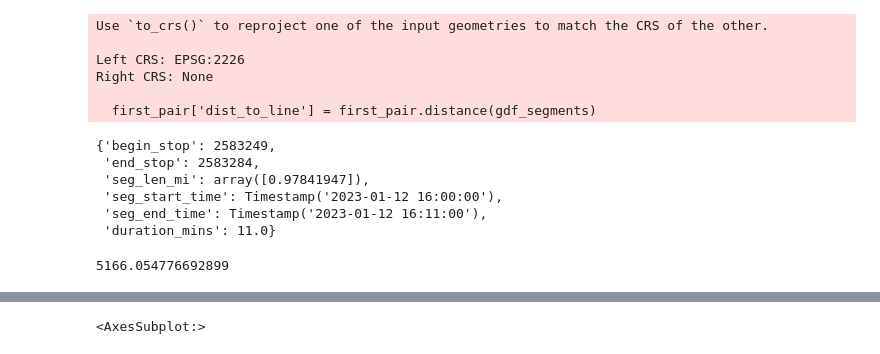
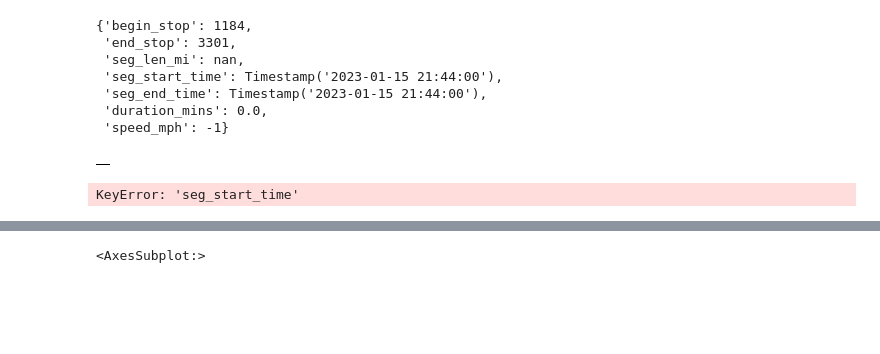
Before and after one commit to SACOG/GTFS-tools, a Jupyter notebook: gtfs-link-speeds/testing-linkspeed-fxns.ipynb, the cells around one changed output, grey strips where cells are left out. Saved outputs shown, nothing was run; the diff lists cells and outputs as text; code cells hidden in the pictures; blank space fills up the shorter version.

Commit message:
more experiments with gtfs link speed script

```diff
--- a/gtfs-link-speeds/testing-linkspeed-fxns.ipynb
+++ b/gtfs-link-speeds/testing-linkspeed-fxns.ipynb
@@ -33,14 +42,16 @@ gtfs.df_stoptimes.head()
 # %%
 # for a single trip, get geometry of its trip line shape and geom of stops made on that trip
 
-test_trip_id = 't_1063569_b_25331_tn_1'
+test_trip_id = 840400 # 't_1063569_b_25331_tn_1'
 df_test_trip = gtfs.df_trips.loc[gtfs.df_trips['trip_id'] == test_trip_id]
+
+# create geodataframe of the test trip, with trip data and trip shape
 gdf_test_tripshp = df_test_trip.join(gtfs.gdf_lineshps, on='shape_id')
-gdf_test_tripshp = gpd.GeoDataFrame(gdf_test_tripshp, geometry='geometry') # need this to make geo df instead of regular df
+gdf_test_tripshp = gpd.GeoDataFrame(gdf_test_tripshp, geometry='geometry')
 
+# make point gdf of stop locations along the trip shape
 gdf_test_stops = df_test_trip.merge(gtfs.df_stoptimes, on='trip_id') \
                 .merge(gtfs.gdf_stops, on='stop_id') \
-                [['trip_id', 'stop_id', 'stop_sequence', 'geometry']].drop_duplicates() \
+                [['trip_id', 'stop_id', 'stop_sequence', 'geometry']] \
                 .sort_values(by='stop_sequence')
 gdf_test_stops = gpd.GeoDataFrame(gdf_test_stops, geometry='geometry') # need this to make geo df instead of regular df
-# gdf_test_stops = gdf_test_stops.merge(gtfs.df_stoptimes, on=['trip_id', 'stop_id', 'stop_sequence'])
@@ -85,48 +135,24 @@ gdf_segments.columns = ['index', 'geometry']
+# %%
+seg_data
+# %% [output]
+{'begin_stop': 1184,
+ 'end_stop': 3301,
+ 'seg_len_mi': nan,
+ 'seg_start_time': Timestamp('2023-01-15 21:44:00'),
+ 'seg_end_time': Timestamp('2023-01-15 21:44:00'),
+ 'duration_mins': 0.0,
+ 'speed_mph': -1}
 # %%
-# get the line segment that corresponse to the portion between the two stops, not before or after them
-gdf_segments = gdf_segments.loc[gdf_segments.index == 1]
-
-# add trip id to segment
-gdf_segments['trip_id'] = test_trip_id
-
-# select the 2 stops closest to the segment
-first_pair['dist_to_line'] = first_pair.distance(gdf_segments)
-first_pair = first_pair.sort_values(by=['dist_to_line'])[:2]
-first_pair = first_pair.sort_values(by=['stop_sequence'])
-
-# start dict of segment data
-seg_data = {}
-
-# join segment table to stop time table
-jn = first_pair.merge(gtfs.df_stoptimes, on=['trip_id', 'stop_id', 'stop_sequence'], suffixes=('', 'y'))
-jn.head()
-stop1_data = jn.iloc[0]
-stop2_data = jn.iloc[1]
-
-seg_data['begin_stop'] = stop1_data['stop_id']
-seg_data['end_stop'] = stop2_data['stop_id']
-seg_data['seg_len_mi'] = gdf_segments.length.mean() / 5280
-seg_data['seg_start_time'] = stop1_data['departure_time']
-seg_data['seg_end_time'] = stop2_data['arrival_time']
-seg_data['duration_mins'] = (seg_data['seg_end_time'] - seg_data['seg_start_time']).seconds / 60
-seg_data['speed_mph'] = seg_data['seg_len_mi'] / (seg_data['duration_mins'] / 60)
-
-
-seg_data
+test_gdf = gpd.GeoDataFrame(segment_data)
+test_gdf # [['begin_stop', 'end_stop']]
 # %% [output]
-Use `to_crs()` to reproject one of the input geometries to match the CRS of the other.
-
-Left CRS: EPSG:2226
-Right CRS: None
-
-  first_pair['dist_to_line'] = first_pair.distance(gdf_segments)
-{'begin_stop': 2583249,
- 'end_stop': 2583284,
- 'seg_len_mi': array([0.97841947]),
- 'seg_start_time': Timestamp('2023-01-12 16:00:00'),
- 'seg_end_time': Timestamp('2023-01-12 16:11:00'),
- 'duration_mins': 11.0}
+|  |
-# %%
-gdf_segments.length.mean()
-# %% [output]
-5166.054776692899
+# %%
+
+test_gdf['seg_start_time'] = test_gdf['seg_start_time'].astype('str')
+test_gdf['seg_end_time'] = test_gdf['seg_end_time'].astype('str')
+print(test_gdf.info())
+test_outfile = r'C:\Users\dconly\Desktop\Temporary\geopandas-v-sedf\trip_segs.shp'
+test_gdf.to_file(test_outfile)
+# %% [output]
+KeyError: 'seg_start_time'
```
Also changed, not shown: parts of 10 cells of this notebook.
